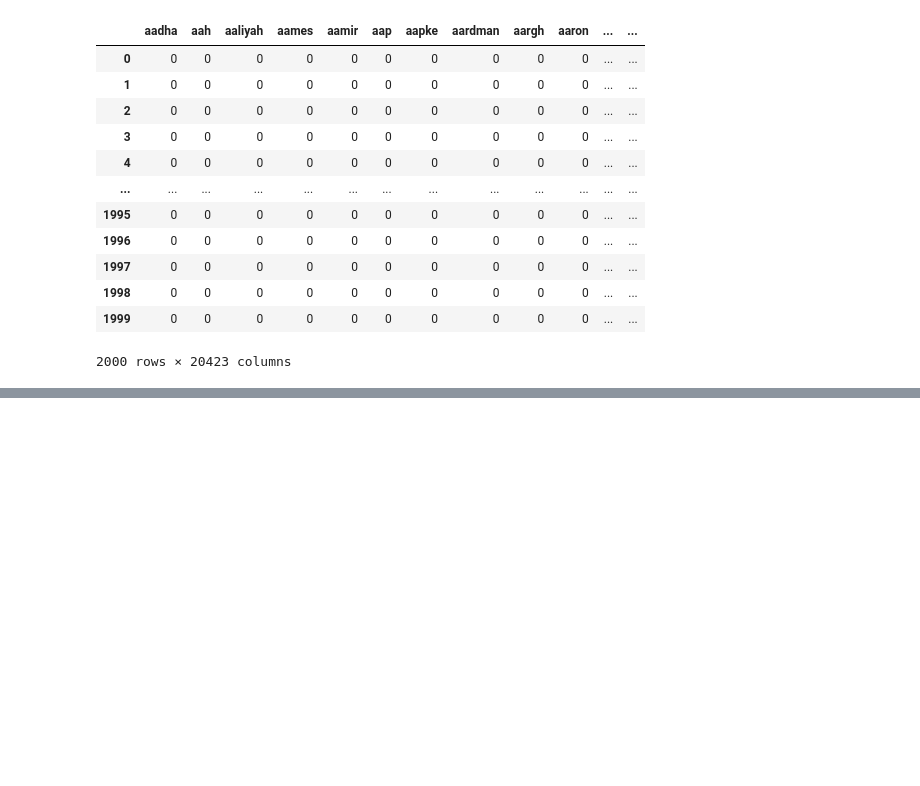
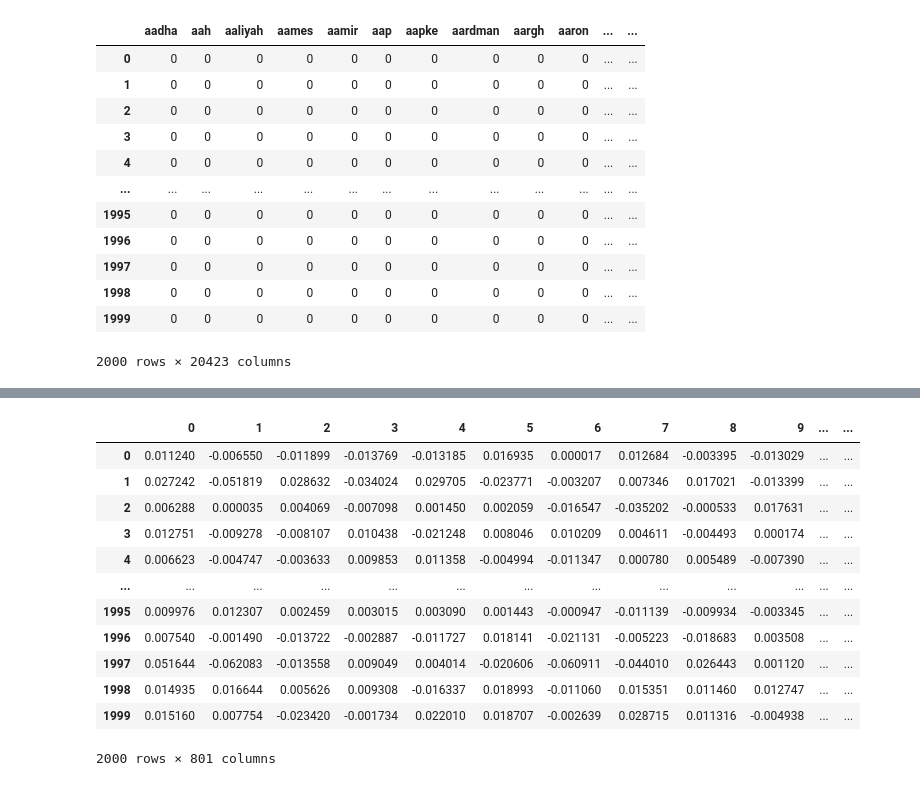
Before and after one commit to FaisalAlasgah/SDAIA_Natural_Language_Processing, a Jupyter notebook: NLP.ipynb, the cells around one changed output, grey strips where cells are left out. Saved outputs shown, nothing was run; the diff lists cells and outputs as text; code cells hidden in the pictures; blank space fills up the shorter version.

```diff
--- a/NLP.ipynb
+++ b/NLP.ipynb
@@ -204,0 +233,4 @@ array([  5.382434  ,   9.23344502,  11.04729668, ..., 100.        ,
+# %%
+pca_df = pd.DataFrame(pca_6.components_.T)
+# %%
+pca_df['sentiment'] =df.sentiment.reset_index().sentiment
@@ -204,0 +252,16 @@ array([  5.382434  ,   9.23344502,  11.04729668, ..., 100.        ,
+# %%
+pca_df
+# %% [output]
+|  | 0 | 1 | 2 | 3 | 4 | 5 | 6 | 7 | 8 | 9 | ... | ... |
+| 0 | 0.011240 | -0.006550 | -0.011899 | -0.013769 | -0.013185 | 0.016935 | 0.000017 | 0.012684 | -0.003395 | -0.013029 | ... | ... |
+| 1 | 0.027242 | -0.051819 | 0.028632 | -0.034024 | 0.029705 | -0.023771 | -0.003207 | 0.007346 | 0.017021 | -0.013399 | ... | ... |
+| 2 | 0.006288 | 0.000035 | 0.004069 | -0.007098 | 0.001450 | 0.002059 | -0.016547 | -0.035202 | -0.000533 | 0.017631 | ... | ... |
+| 3 | 0.012751 | -0.009278 | -0.008107 | 0.010438 | -0.021248 | 0.008046 | 0.010209 | 0.004611 | -0.004493 | 0.000174 | ... | ... |
+| 4 | 0.006623 | -0.004747 | -0.003633 | 0.009853 | 0.011358 | -0.004994 | -0.011347 | 0.000780 | 0.005489 | -0.007390 | ... | ... |
+| ... | ... | ... | ... | ... | ... | ... | ... | ... | ... | ... | ... | ... |
+| 1995 | 0.009976 | 0.012307 | 0.002459 | 0.003015 | 0.003090 | 0.001443 | -0.000947 | -0.011139 | -0.009934 | -0.003345 | ... | ... |
+| 1996 | 0.007540 | -0.001490 | -0.013722 | -0.002887 | -0.011727 | 0.018141 | -0.021131 | -0.005223 | -0.018683 | 0.003508 | ... | ... |
+| 1997 | 0.051644 | -0.062083 | -0.013558 | 0.009049 | 0.004014 | -0.020606 | -0.060911 | -0.044010 | 0.026443 | 0.001120 | ... | ... |
+| 1998 | 0.014935 | 0.016644 | 0.005626 | 0.009308 | -0.016337 | 0.018993 | -0.011060 | 0.015351 | 0.011460 | 0.012747 | ... | ... |
+| 1999 | 0.015160 | 0.007754 | -0.023420 | -0.001734 | 0.022010 | 0.018707 | -0.002639 | 0.028715 | 0.011316 | -0.004938 | ... | ... |
+2000 rows × 801 columns
```
Also changed, not shown: parts of 12 cells of this notebook.
